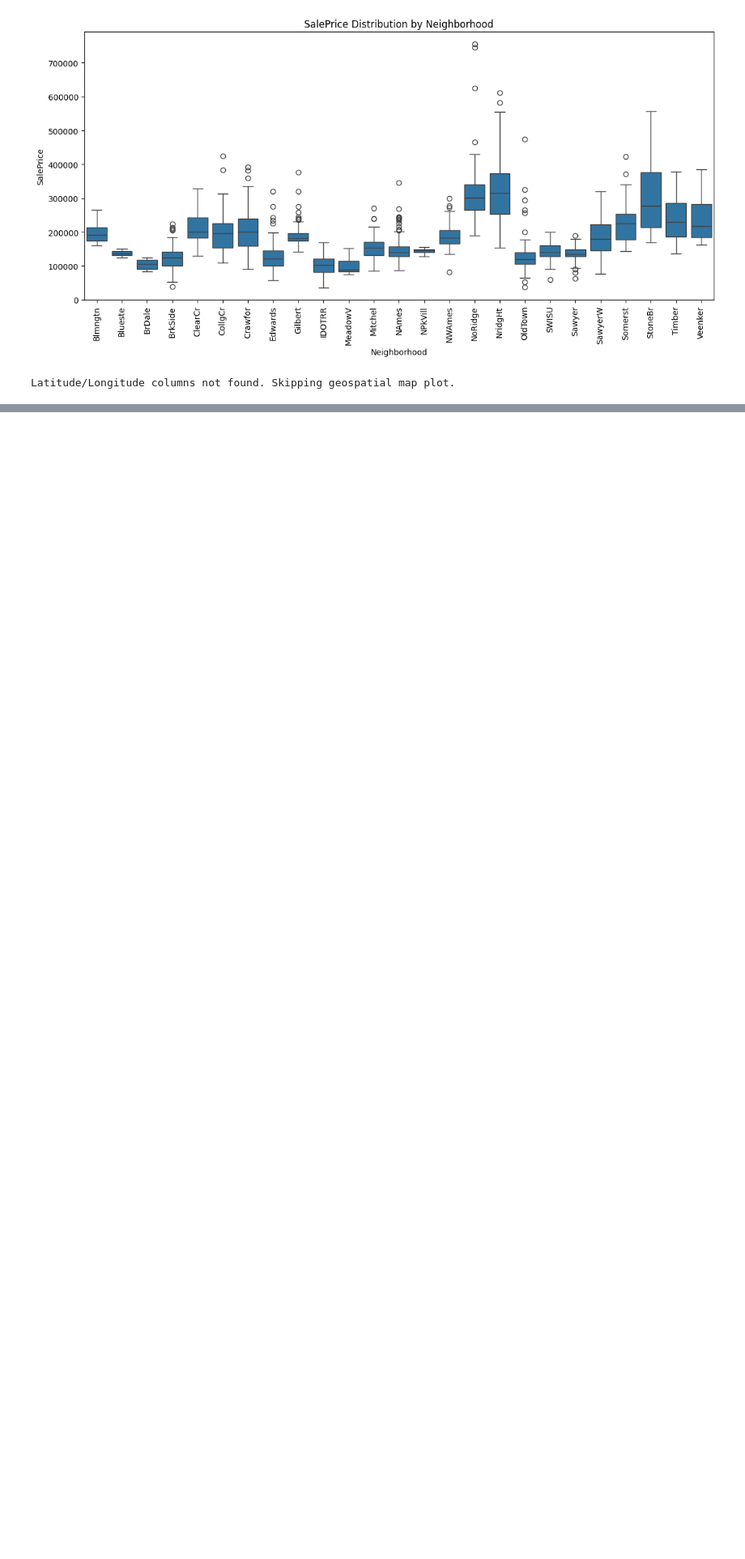
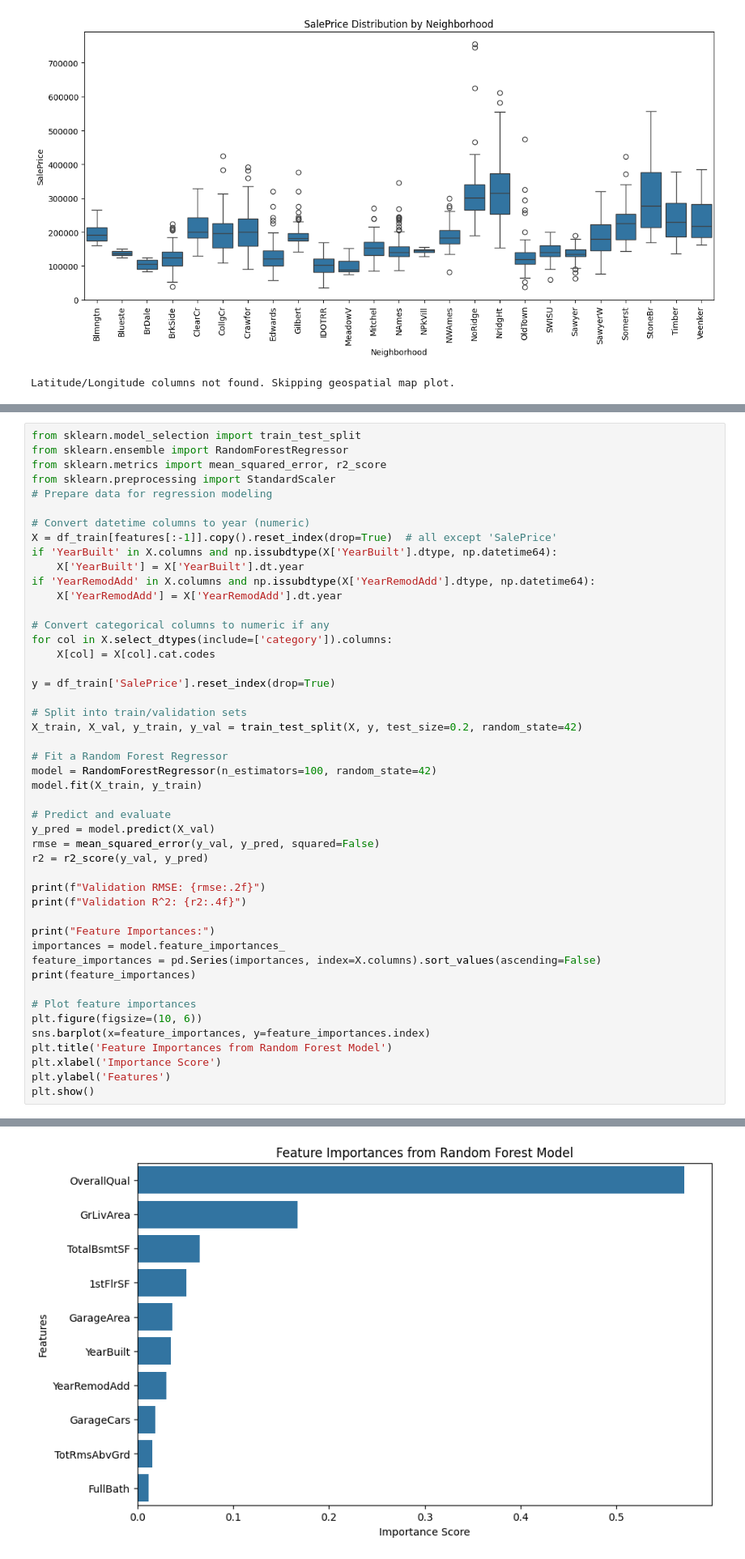
Before and after one commit to Mushpydev2000/Housing-price-prediction, a Jupyter notebook: housing-price-eda.ipynb, the cells around one changed output, grey strips where cells are left out. Shown at 81% size. Drawn from its saved outputs; the diff is of its cells as text; blank space fills up the shorter version.

```diff
--- a/housing-price-eda.ipynb
+++ b/housing-price-eda.ipynb
@@ -566,0 +580,48 @@ Latitude/Longitude columns not found. Skipping geospatial map plot.
+# %%
+from sklearn.model_selection import train_test_split
+from sklearn.ensemble import RandomForestRegressor
+from sklearn.metrics import mean_squared_error, r2_score
+from sklearn.preprocessing import StandardScaler
+# Prepare data for regression modeling
+
+# Convert datetime columns to year (numeric)
+X = df_train[features[:-1]].copy().reset_index(drop=True)  # all except 'SalePrice'
+if 'YearBuilt' in X.columns and np.issubdtype(X['YearBuilt'].dtype, np.datetime64):
+	X['YearBuilt'] = X['YearBuilt'].dt.year
+if 'YearRemodAdd' in X.columns and np.issubdtype(X['YearRemodAdd'].dtype, np.datetime64):
+	X['YearRemodAdd'] = X['YearRemodAdd'].dt.year
+
+# Convert categorical columns to numeric if any
+for col in X.select_dtypes(include=['category']).columns:
+	X[col] = X[col].cat.codes
+
+y = df_train['SalePrice'].reset_index(drop=True)
+
+# Split into train/validation sets
+X_train, X_val, y_train, y_val = train_test_split(X, y, test_size=0.2, random_state=42)
+
+# Fit a Random Forest Regressor
+model = RandomForestRegressor(n_estimators=100, random_state=42)
+model.fit(X_train, y_train)
+
+# Predict and evaluate
+y_pred = model.predict(X_val)
+rmse = mean_squared_error(y_val, y_pred, squared=False)
+r2 = r2_score(y_val, y_pred)
+
+print(f"Validation RMSE: {rmse:.2f}")
+print(f"Validation R^2: {r2:.4f}")
+
+print("Feature Importances:")
+importances = model.feature_importances_
+feature_importances = pd.Series(importances, index=X.columns).sort_values(ascending=False)
+print(feature_importances)
+
+# Plot feature importances
+plt.figure(figsize=(10, 6))
+sns.barplot(x=feature_importances, y=feature_importances.index)
+plt.title('Feature Importances from Random Forest Model')
+plt.xlabel('Importance Score')
+plt.ylabel('Features')
+plt.show()
+# %% [output]
@@ -566,0 +642 @@ Latitude/Longitude columns not found. Skipping geospatial map plot.
+[figure, added]
```
Also changed, not shown: parts of 4 cells of this notebook.
